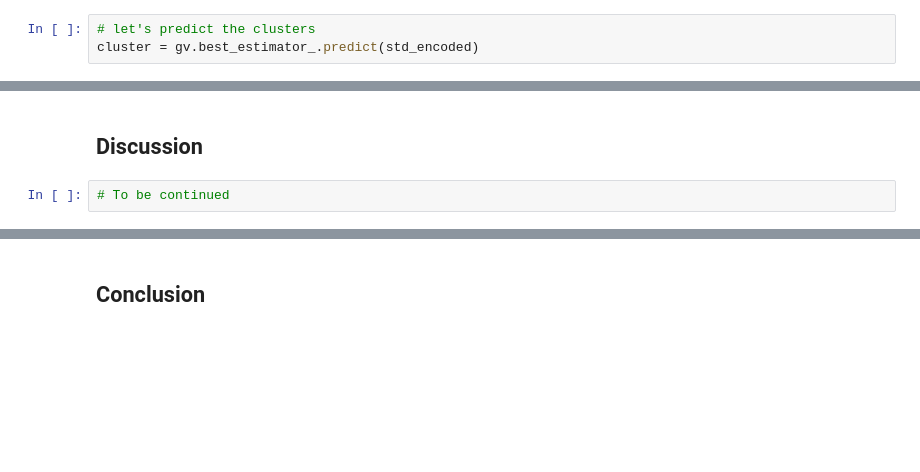
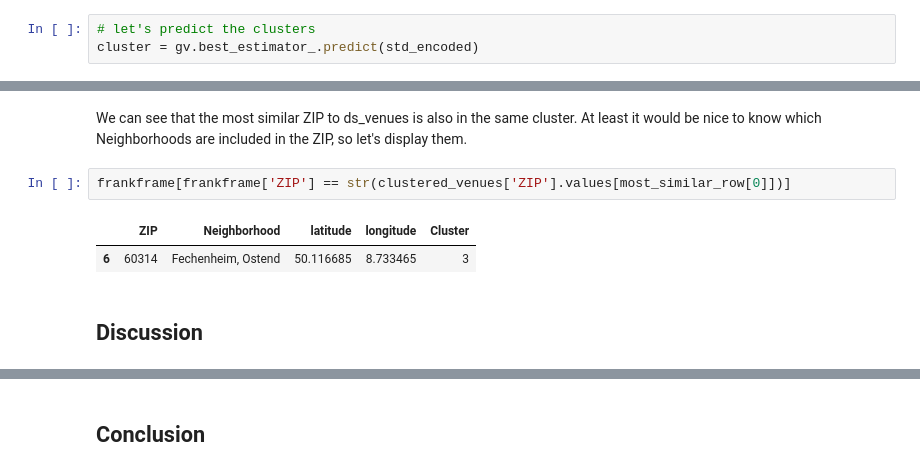
Before and after one commit to marodatavision/Coursera_Capstone, a Jupyter notebook: The_Battle_of_Neighborhoods_Week_1.ipynb, the cells around one changed output, grey strips where cells are left out. Drawn from its saved outputs; the diff is of its cells as text; blank space fills up the shorter version.

```diff
--- a/The_Battle_of_Neighborhoods_Week_1.ipynb
+++ b/The_Battle_of_Neighborhoods_Week_1.ipynb
@@ -583,4 +643,9 @@ Finally we found __2__ candidate locations in Frankfurt for our data science Sta
+# %% [markdown]
+We can see that the most similar ZIP to ds_venues is also in the same cluster. At least it would be nice to know which Neighborhoods are included in the ZIP, so let's display them.
+# %%
+frankframe[frankframe['ZIP'] == str(clustered_venues['ZIP'].values[most_similar_row[0]])]
+# %% [output]
+|  | ZIP | Neighborhood | latitude | longitude | Cluster |
+| 6 | 60314 | Fechenheim, Ostend | 50.116685 | 8.733465 | 3 |
 # %% [markdown]
 ## Discussion
-# %%
-# To be continued
```
Also changed, not shown: parts of 37 cells of this notebook, 5 other files.
